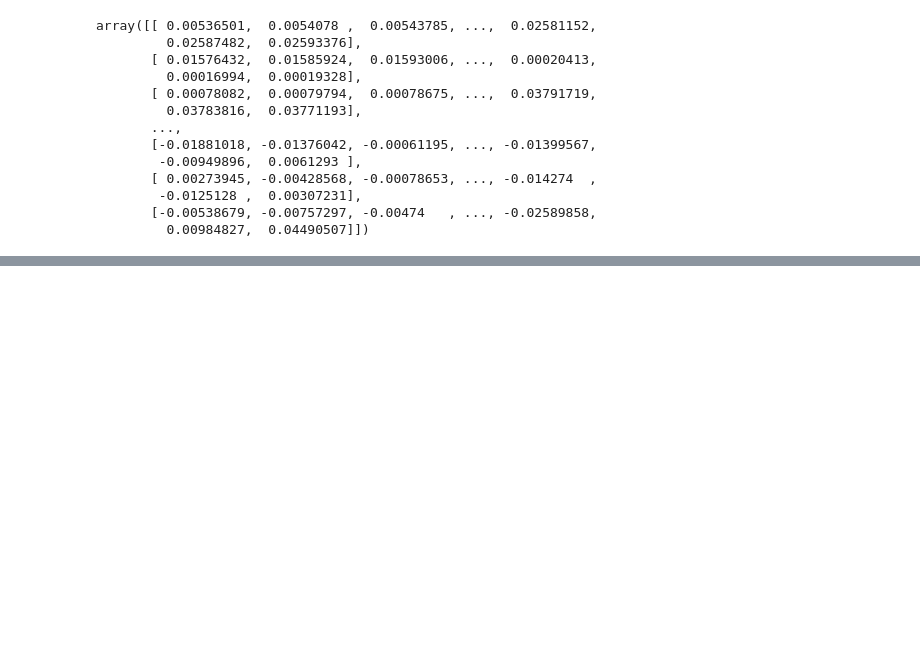
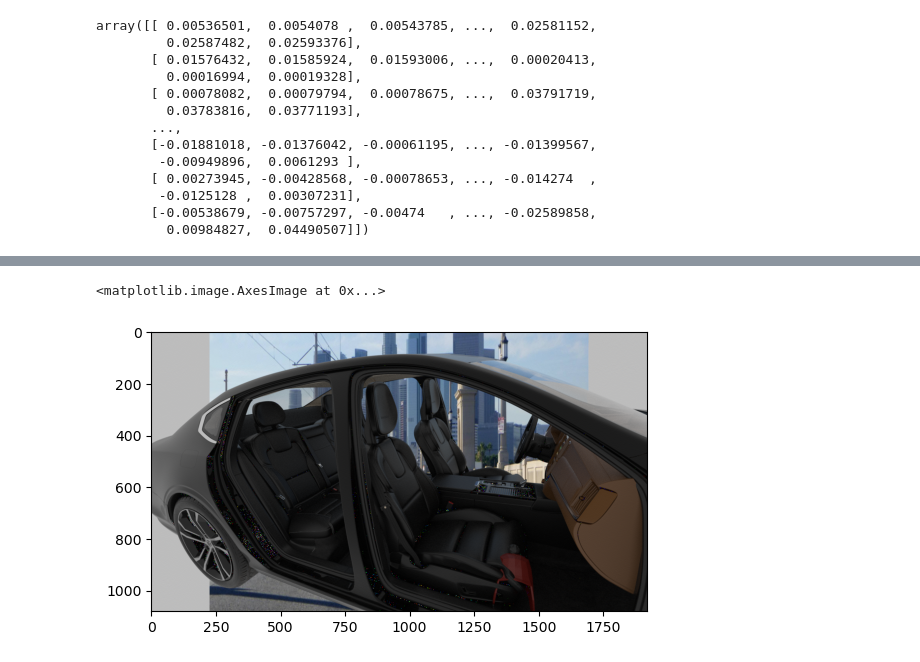
Before and after one commit to hannahjayneknight/interiorcardamage, a Jupyter notebook: Model training/Notebooks/4.1-PCA.ipynb, the cells around one changed output, grey strips where cells are left out. Cells and saved outputs as stored; diff of their text form; code cells hidden in the pictures; blank space fills up the shorter version.

```diff
--- a/Model training/Notebooks/4.1-PCA.ipynb
+++ b/Model training/Notebooks/4.1-PCA.ipynb
@@ -295,0 +426,31 @@ array([[ 0.00536501,  0.0054078 ,  0.00543785, ...,  0.02581152,
+# %%
+import cv2
+import numpy as np
+import matplotlib.pyplot as plt
+from sklearn.decomposition import PCA
+
+img = cv2.imread( image_path, cv2.IMREAD_UNCHANGED ) #you can use any image you want.
+image = cv2.cvtColor(img, cv2.COLOR_BGR2RGB)
+#plt.imshow(image)
+#plt.show()
+
+blue,green,red, a = cv2.split(img)
+
+pca = PCA(300)
+red_transformed = pca.fit_transform(red)
+red_inverted = pca.inverse_transform(red_transformed)
+
+#Applying to Green channel and then applying inverse transform to transformed array.
+green_transformed = pca.fit_transform(green)
+green_inverted = pca.inverse_transform(green_transformed)
+
+#Applying to Blue channel and then applying inverse transform to transformed array.
+blue_transformed = pca.fit_transform(blue)
+blue_inverted = pca.inverse_transform(blue_transformed)
+
+random_val = np.random.normal(0, 0.1)
+img_compressed = (np.dstack((red_inverted+(random_val*red_inverted), green_inverted+(random_val*green_inverted), blue_inverted+(random_val*blue_inverted)))).astype(np.uint8)
+plt.imshow(img_compressed)
+# %% [output]
+<matplotlib.image.AxesImage at 0x...>
+[figure, added]
```
Also changed, not shown: parts of 10 cells of this notebook, 3 other files.
